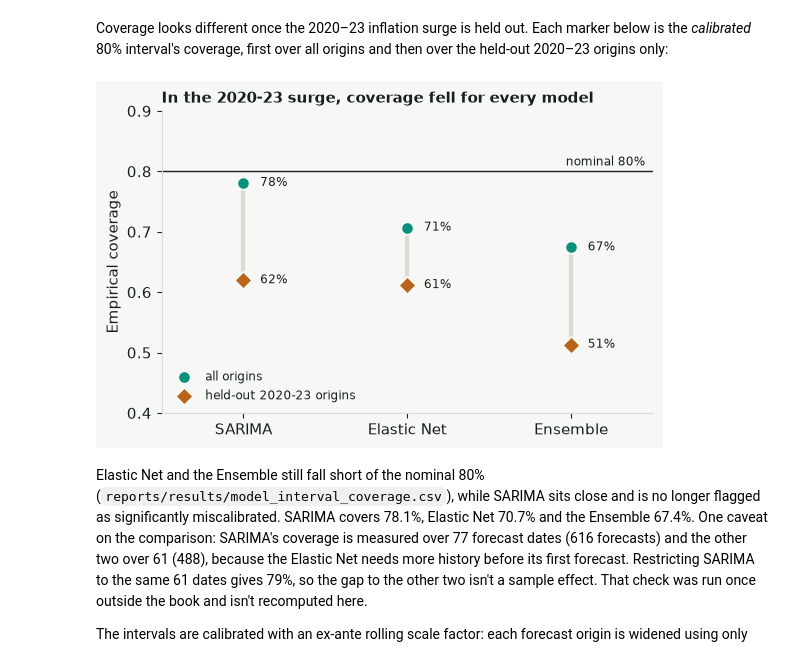
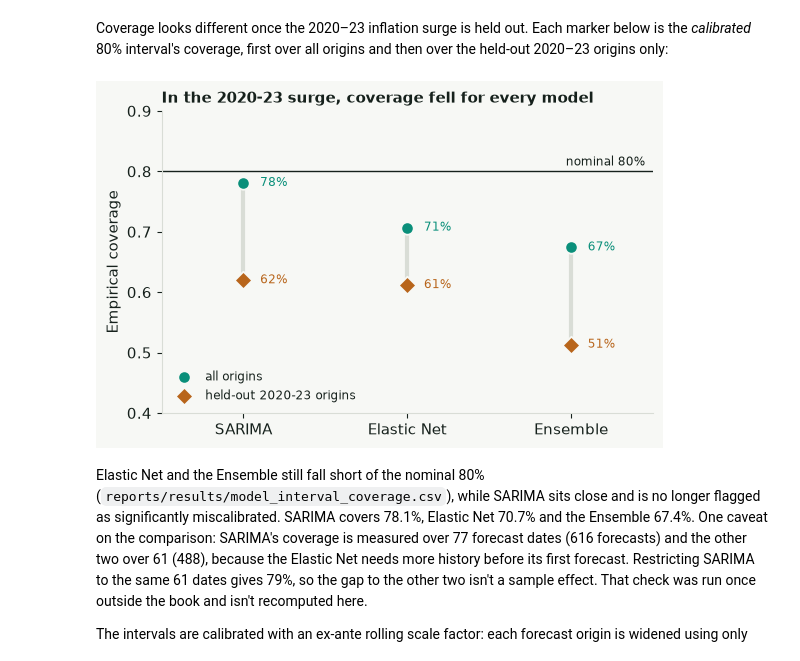
Before and after one commit to JuanVu1810/Australian-CPI-Forecast, a Jupyter notebook: book/australian_cpi_forecasting/05_evaluation.ipynb, the cells around one changed output. Cells and saved outputs as stored; diff of their text form; code cells hidden in the pictures.

```diff
--- a/book/australian_cpi_forecasting/05_evaluation.ipynb
+++ b/book/australian_cpi_forecasting/05_evaluation.ipynb
@@ -86,7 +86,7 @@ wide["long_run_mean"] = grid.groupby("horizon")["error"].apply(lambda e: float(n
 fitted = ["sarima", "elastic_net", "ensemble"]
 best = wide[fitted].idxmin(axis=1)
 styles = {   # model: (label, colour, linestyle, linewidth, marker)
-    "seasonal_naive": ("Seasonal naive", MUTED, "--", 1.3, "o"),
+    "seasonal_naive": ("Seasonal naive", "#6b7269", "--", 1.3, "o"),
     "long_run_mean": ("Long-run mean", INK, ":", 1.8, "D"),
     "sarima": ("SARIMA", HIGHLIGHT, "-", 1.9, "s"),
     "elastic_net": ("Elastic Net", BLUE, "-", 1.9, "^"),
@@ -97,7 +97,7 @@ fig, ax = plt.subplots(figsize=(7.6, 4.2))
 # shade where each fitted model is the most accurate (the crossover is the story)
 ax.axvspan(0.6, 3.5, color=HIGHLIGHT, alpha=0.07, linewidth=0)
 ax.axvspan(4.5, 8.4, color=GRID, alpha=0.45, linewidth=0)
-ax.text(2.05, 0.43, "SARIMA most accurate", ha="center", fontsize=8.8, color=INK)
+ax.text(2.05, 0.43, "SARIMA most accurate", ha="center", fontsize=8.8, color=HIGHLIGHT, fontweight="bold")
 ax.text(6.45, 0.43, "nothing beats the long-run mean", ha="center", fontsize=8.8, color=INK)
 for model, (label, color, ls, lw, marker) in styles.items():
     ax.plot(wide.index, wide[model], color=color, linestyle=ls, linewidth=lw, marker=marker, markersize=4.8,
@@ -106,7 +106,7 @@ for model, (label, color, ls, lw, marker) in styles.items():
 ends = {m: wide[m].iloc[-1] for m in styles}
 nudge = {"ensemble": 0.02, "elastic_net": -0.03, "sarima": 0.05, "seasonal_naive": 0.0, "long_run_mean": -0.09}
 for m, (label, color, *_ ) in styles.items():
-    ax.text(8.18, ends[m] + nudge[m], label, color=INK, fontsize=9, va="center", fontweight="bold" if m == "ensemble" else "normal")
+    ax.text(8.18, ends[m] + nudge[m], label, color=color, fontsize=9, va="center", fontweight="bold" if m == "ensemble" else "normal")
 ax.set_xlim(0.7, 9.6)
 ax.set_ylim(0.4, wide.max().max() + 0.15)
 ax.set_xticks(range(1, 9), [f"h{h}" for h in range(1, 9)])
@@ -151,7 +151,7 @@ for ax, (label, _) in zip(axes, windows):
         d, lo, hi = gaps[(label, m)]
         ax.plot([lo, hi], [y, y], color=MUTED, linewidth=2.6, solid_capstyle="round", zorder=1)
         ax.scatter([d], [y], s=80, color=color, marker=marker, edgecolor=PAPER, linewidth=1.3, zorder=3)
-        ax.annotate(f"{d:+.2f}", (d, y), xytext=(0, 11), textcoords="offset points", ha="center", fontsize=8.5,
+        ax.annotate(f"{d:+.2f}", (d, y), xytext=(0, 11), textcoords="offset points", ha="center", fontsize=8.5, color=color,
                     bbox=dict(boxstyle="round,pad=0.15", facecolor=PAPER, edgecolor="none", alpha=0.9))
     ax.set_yticks(range(3), [name for _, name, *_ in model_style[::-1]])
     ax.set_ylim(-0.6, 2.6)
@@ -200,32 +200,32 @@ interval's coverage, first over all origins and then over the held-out 2020–23
 # %%
 families = [("sarima", "SARIMA"), ("elastic_net", "Elastic Net"), ("ensemble", "Ensemble")]
 
 cov = pd.read_csv(PROJECT_ROOT / "reports/model_interval_coverage.csv")
 val = pd.read_csv(PROJECT_ROOT / "reports/model_interval_calibration_validation.csv")
 cov = cov[cov["horizon"].astype(str) == "overall"].set_index("model")["empirical_coverage"]
 val = val[val["horizon"].astype(str) == "overall"].set_index("model")["calibrated_empirical_coverage"]
 
 fig, ax = plt.subplots(figsize=(5.8, 3.8))
 ax.axhline(0.8, color=INK, linewidth=1.0)
 ax.text(2.45, 0.805, "nominal 80%", ha="right", va="bottom", fontsize=8.5)
 for x, (key, label) in enumerate(families):
     ax.plot([x, x], [val[key], cov[key]], color=GRID, linewidth=3, zorder=1)
     ax.scatter([x], [cov[key]], s=80, color=ACCENT, edgecolor=PAPER, linewidth=1.3, zorder=3,
                label="all origins" if x == 0 else None)
     ax.scatter([x], [val[key]], s=80, marker="D", color=HIGHLIGHT, edgecolor=PAPER, linewidth=1.3, zorder=3,
                label="held-out 2020-23 origins" if x == 0 else None)
-    ax.annotate(f"{cov[key] * 100:.0f}%", (x, cov[key]), xytext=(12, 0), textcoords="offset points", va="center", fontsize=8.5)
-    ax.annotate(f"{val[key] * 100:.0f}%", (x, val[key]), xytext=(12, 0), textcoords="offset points", va="center", fontsize=8.5)
+    ax.annotate(f"{cov[key] * 100:.0f}%", (x, cov[key]), xytext=(12, 0), textcoords="offset points", va="center", fontsize=8.5, color=ACCENT)
+    ax.annotate(f"{val[key] * 100:.0f}%", (x, val[key]), xytext=(12, 0), textcoords="offset points", va="center", fontsize=8.5, color=HIGHLIGHT)
 ax.set_xticks(range(3), [l for _, l in families])
 ax.set_xlim(-0.5, 2.5)
 ax.set_ylim(0.4, 0.9)
 ax.set_title("In the 2020-23 surge, coverage fell for every model", loc="left", fontsize=11, fontweight="bold")
 ax.set_ylabel("Empirical coverage")
 ax.legend(frameon=False, fontsize=8.5, loc="lower left")
 fig.tight_layout()
 plt.show()
 # %% [output]
-[figure, old version]
+[figure, new version]
 # %% [markdown]
 Elastic Net and the Ensemble still fall short of the nominal 80% (`reports/results/model_interval_coverage.csv`), while SARIMA sits close and is no longer flagged as significantly miscalibrated. SARIMA covers 78.1%, Elastic Net 70.7% and the Ensemble 67.4%. One caveat on the comparison: SARIMA's coverage is measured over 77 forecast dates (616 forecasts) and the other two over 61 (488), because the Elastic Net needs more history before its first forecast. Restricting SARIMA to the same 61 dates gives 79%, so the gap to the other two isn't a sample effect. That check was run once outside the book and isn't recomputed here.
 
```
Also changed, not shown: parts of 3 cells of this notebook, 3 other files.
